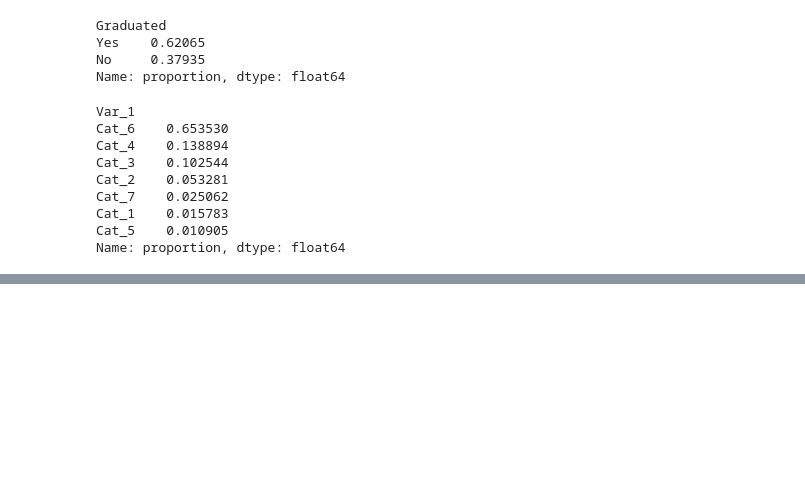
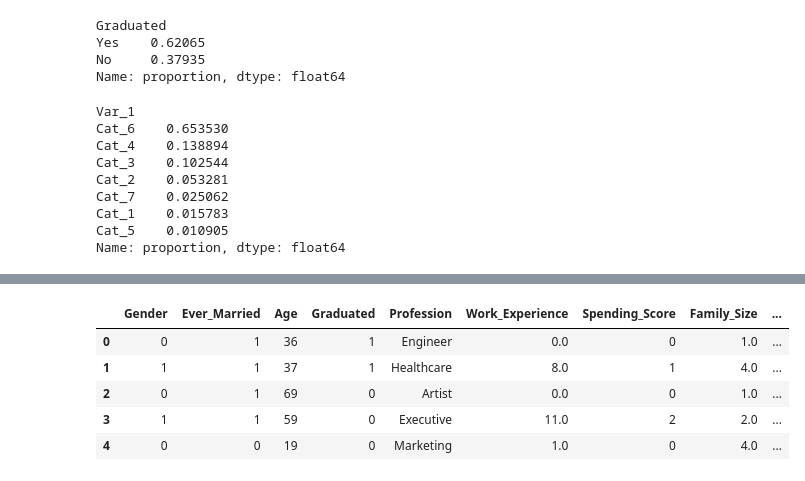
Before and after one commit to Daguerre45/Clustering, a Jupyter notebook: CasoPractico2/casoPractico_2.ipynb, the cells around one changed output, grey strips where cells are left out. Cells and saved outputs as stored; diff of their text form; code cells hidden in the pictures; blank space fills up the shorter version.

```diff
--- a/CasoPractico2/casoPractico_2.ipynb
+++ b/CasoPractico2/casoPractico_2.ipynb
@@ -296,0 +381,41 @@ customer_df['Family_Size'].fillna(customer_df['Family_Size'].median(), inplace=T
+# %%
+varlist =  ['Gender']
+
+def binary_map(x):
+    return x.map({'Male': 1, "Female": 0})
+
+# aplicamos el mapeo
+customer_df[varlist] = customer_df[varlist].apply(binary_map)
+# %%
+varlist =  ['Ever_Married', 'Graduated']
+
+def binary_map(x):
+    return x.map({'Yes': 1, "No": 0})
+
+# aplicamos el mapeo
+customer_df[varlist] = customer_df[varlist].apply(binary_map)
+# %%
+varlist =  ['Spending_Score']
+
+def binary_map(x):
+    return x.map({'Low': 0, "Average": 1, "High": 2})
+
+# aplicamos el mapeo
+customer_df[varlist] = customer_df[varlist].apply(binary_map)
+# %%
+varlist =  ['Var_1']
+
+def binary_map(x):
+    return x.map({'Cat_1': 0, "Cat_2": 1, "Cat_3": 2, "Cat_4": 3, "Cat_5": 4, "Cat_6": 5, "Cat_7": 6})
+
+# aplicamos el mapeo
+customer_df[varlist] = customer_df[varlist].apply(binary_map)
+# %%
+customer_df.head()
+# %% [output]
+|  | Gender | Ever_Married | Age | Graduated | Profession | Work_Experience | Spending_Score | Family_Size | ... |
+| 0 | 0 | 1 | 36 | 1 | Engineer | 0.0 | 0 | 1.0 | ... |
+| 1 | 1 | 1 | 37 | 1 | Healthcare | 8.0 | 1 | 4.0 | ... |
+| 2 | 0 | 1 | 69 | 0 | Artist | 0.0 | 0 | 1.0 | ... |
+| 3 | 1 | 1 | 59 | 0 | Executive | 11.0 | 2 | 2.0 | ... |
+| 4 | 0 | 0 | 19 | 0 | Marketing | 1.0 | 0 | 4.0 | ... |
```
Also changed, not shown: parts of 14 cells of this notebook.
